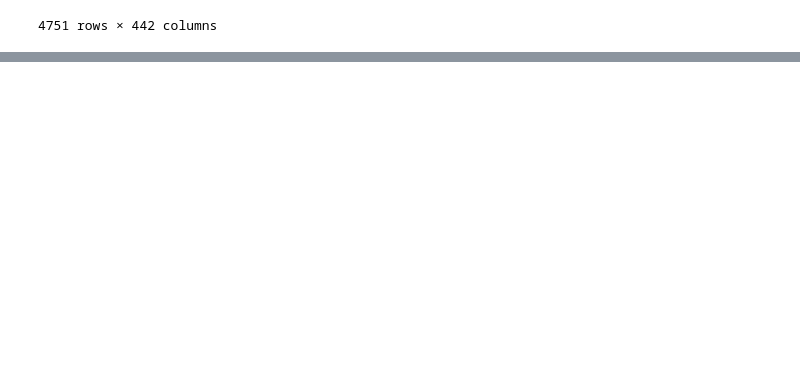
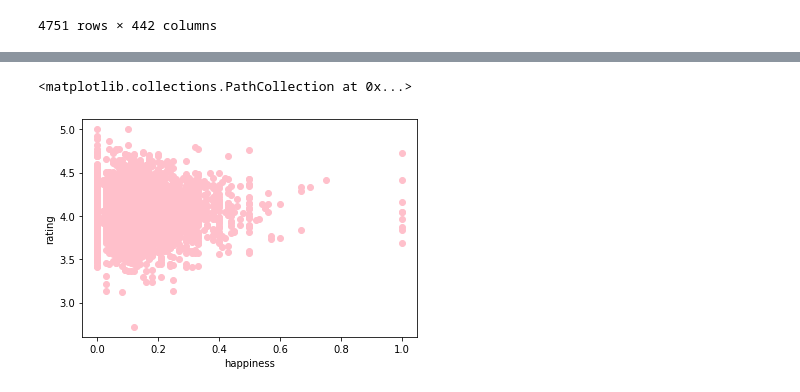
Before and after one commit to wrackspurt/books_estimator, a Jupyter notebook: cross_validation.ipynb, the cells around one changed output, grey strips where cells are left out. Cells and saved outputs as stored; diff of their text form; code cells hidden in the pictures; blank space fills up the shorter version.

```diff
--- a/cross_validation.ipynb
+++ b/cross_validation.ipynb
@@ -415,0 +61,7 @@ kf_results
+# %%
+plt.xlabel('happiness')
+plt.ylabel('rating')
+plt.scatter(ds['happiness'], ds['book_rating'], color='pink')
+# %% [output]
+<matplotlib.collections.PathCollection at 0x...>
+[figure, added]
```
Also changed, not shown: parts of 93 cells of this notebook, 2 other files.
